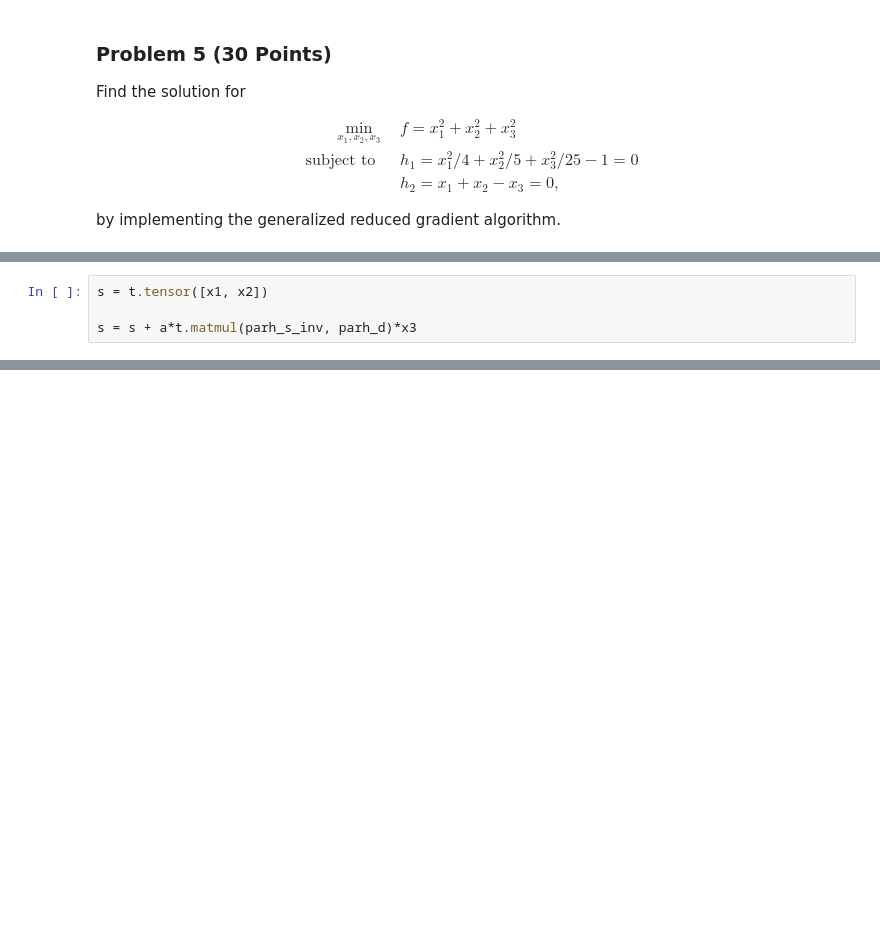
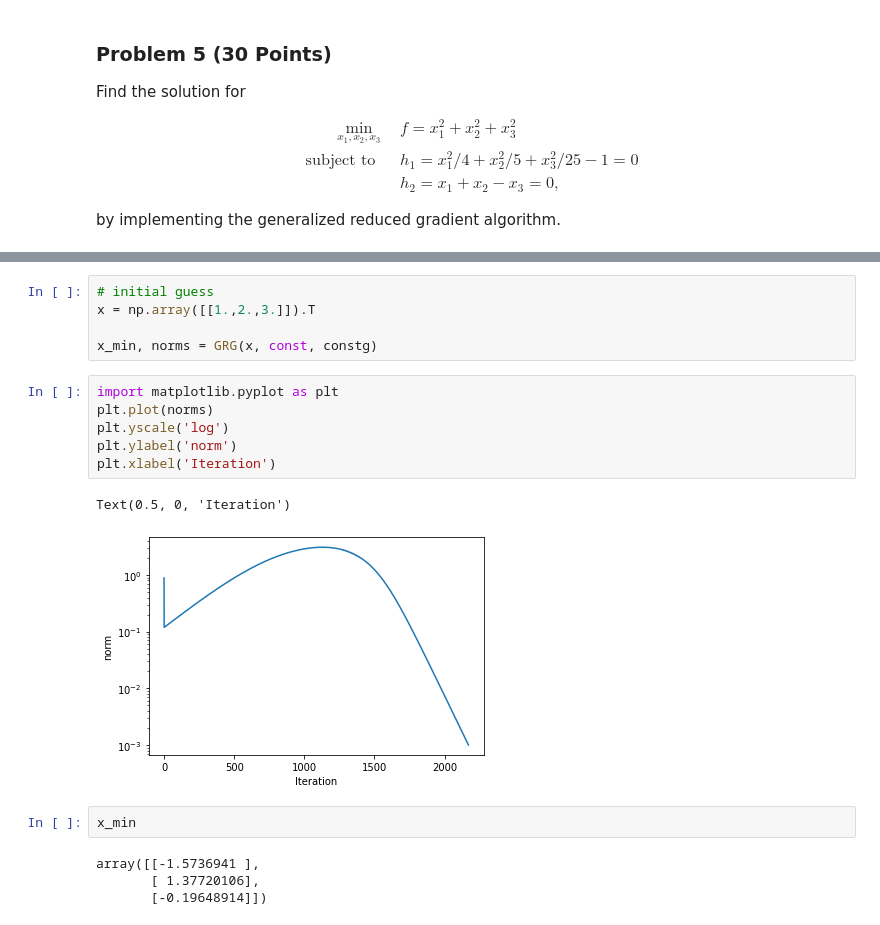
Before and after one commit to ghimiremukesh/Design_Optimization, a Jupyter notebook: Homework/Homework 4.ipynb, the cells around one changed output, grey strips where cells are left out. Cells and saved outputs as stored; diff of their text form; blank space fills up the shorter version.

```diff
--- a/Homework/Homework 4.ipynb
+++ b/Homework/Homework 4.ipynb
@@ -950,4 +740,0 @@ tensor([[0.5000, 1.0000],
-# %%
-s = t.tensor([x1, x2])
-
-s = s + a*t.matmul(parh_s_inv, parh_d)*x3
@@ -967,0 +855,20 @@ tensor([[3.0000, 4.0000],
+# %%
+# initial guess
+x = np.array([[1.,2.,3.]]).T
+
+x_min, norms = GRG(x, const, constg)
+# %%
+import matplotlib.pyplot as plt
+plt.plot(norms)
+plt.yscale('log')
+plt.ylabel('norm')
+plt.xlabel('Iteration')
+# %% [output]
+Text(0.5, 0, 'Iteration')
+[figure, added]
+# %%
+x_min
+# %% [output]
+array([[-1.5736941 ],
+       [ 1.37720106],
+       [-0.19648914]])
```
Also changed, not shown: parts of 17 cells of this notebook.
